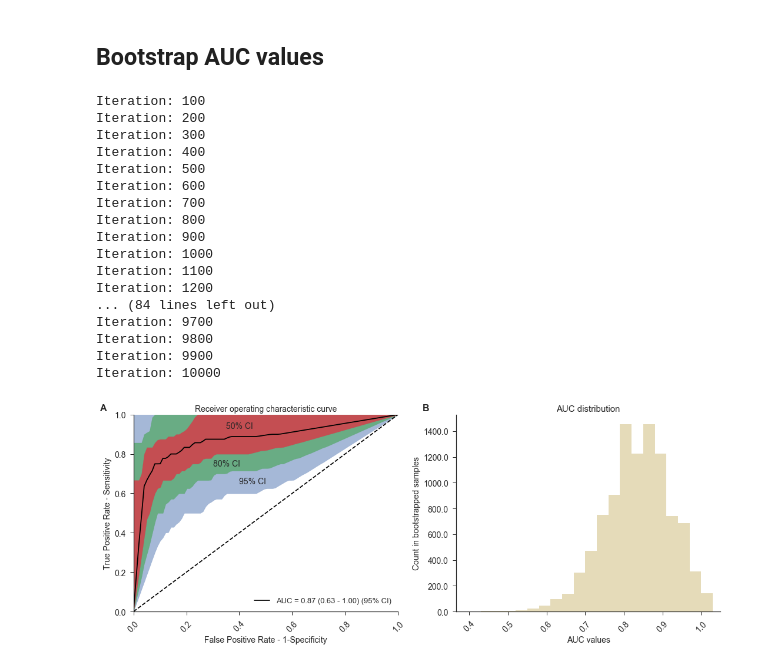
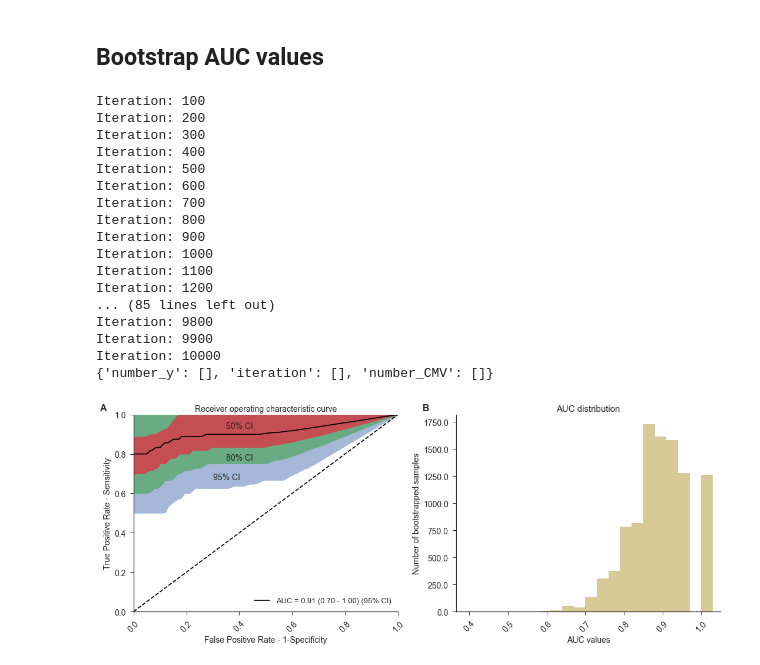
Before and after one commit to NDeNeuter/TCR_CMV_pred, a Jupyter notebook: code/Predict CMV from TCR repertoire.ipynb, the cells around one changed output. Saved outputs shown, nothing was run; the diff lists cells and outputs as text; code cells hidden in the pictures.

Commit message:
Fix a & b samples content + update figures

```diff
--- a/code/Predict CMV from TCR repertoire.ipynb
+++ b/code/Predict CMV from TCR repertoire.ipynb
@@ -125,7 +129,7 @@ reps = {}
 for file in data_files:
     file = file.replace('\\', '/')
     print('Reading in {}'.format(file))
-    tag = '_'.join(file.split('/')[-1].replace('.tsv', '').split('_')[:2])
+    tag = '_'.join(file.split('/')[-1].replace('.tsv', '').split('_')[:3])
     # only keep productive TCR sequences (= remove unexpressed, out-of-frame sequences)
     reps[tag] = TCRC.read_immuneaccess_data(file, version='v2').make_productive_repertoire()
 # %% [output]
@@ -161,3 +165,18 @@ for tcr_id in ids:
         print(tcr_id+': CMV data not present')
     else:
         common_ids.append(tcr_id)
+# %%
+new_reps = {}
+for name, rep in reps.items():
+    if name.endswith('a'):
+        rep_A = reps[name]
+        rep_B = reps[name.replace('a', 'b')]
+        rep = rep_A + rep_B
+        new_reps[name.replace('_a', '')] = rep
+        print(name, name.replace('a', 'b'), name.replace('_a', ''))
+    elif name.endswith('b'):
+        continue
+    else:
+        new_reps[name] = rep
+
+reps = new_reps
@@ -383,20 +405,23 @@ Calculate mean AUC/ROC (and confidence interval) for 1000 iterations with bootst
 # %%
 def bootstrap(test_sample, interval):
 
-    # make sure to always select at least one of each class
-    while len(set(test['CMV serostatus'])) < 2:
-        print(Counter(test_sample['CMV serostatus']), len(set(test_sample['CMV serostatus'])))
-        print(Counter(test['CMV serostatus']), len(set(test['CMV serostatus'])))
-        test_sample = test.sample(axis=0, n=len(test), replace=True)
-
     # get features (X) and label (y) from test data
     X_test = test_sample[['TCR_sum', 'uniques']]
-    y_test = round(test_sample['CMV IgG']/500)
+    y_test = [0 if x <= 10 else 1 for x in test_sample['CMV IgG'] ]
 
     # make prediction, calculate predictions' probability and calculate auc value
     y_test_predicted = rfc.predict(X_test)
     y_score = rfc.predict_proba(X_test)[:, 1]
-    auc = roc_auc_score(y_test, y_test_predicted)
+
+    try:
+        auc = roc_auc_score(y_test, y_test_predicted)
+    except ValueError:
+        print(test_sample)
+        print()
+        print(y_test)
+        print()
+        print(y_test_predicted)
+        sys.exit()
 
     # keep fpr and tpr for mean roc plot
     fpr, tpr, _ = roc_curve(y_test, y_score, pos_label=1)
@@ -408,10 +433,23 @@ iterations = 10000
 aucs = []
 tprs = []
 
+classes = {'iteration': [], 'number_y': [], 'number_CMV': []}
 for i in range(1, iterations+1):
 
     # select random samples with replacement
-    test_sample = test.sample(axis=0, n=len(test), replace=True)
+    test_sample = test.sample(axis=0, n=len(test), replace=True, random_state=i)
+
+    y_test = [0 if x <= 10 else 1 for x in test_sample['CMV IgG'] ]
+
+    if len(set(y_test)) != len(set(test_sample['CMV serostatus'])):
+        classes['iteration'].append(i)
+        classes['number_y'].append(len(set(y_test)))
+        classes['number_CMV'].append(len(set(test_sample['CMV serostatus'])))
+
+    if len(set(y_test)) == 1:
+        classes['iteration'].append(i)
+        classes['number_y'].append(len(set(y_test)))
+        classes['number_CMV'].append(len(set(test_sample['CMV serostatus'])))
 
     auc, interpol = bootstrap(test_sample, interval)
     aucs.append(auc)
@@ -419,6 +457,8 @@ for i in range(1, iterations+1):
 
     if i % 100 == 0:
         print('Iteration: {}'.format(i))
+
+print(classes)
 # %% [output]
 Iteration: 100
 Iteration: 200
@@ -432,11 +472,11 @@ Iteration: 900
 Iteration: 1000
 Iteration: 1100
 Iteration: 1200
-... (84 lines left out)
-Iteration: 9700
+... (85 lines left out)
 Iteration: 9800
 Iteration: 9900
 Iteration: 10000
+{'number_y': [], 'iteration': [], 'number_CMV': []}
 # %%
 def auc_series(serie):
 
@@ -460,11 +500,11 @@ auc_mean = np.mean(aucs)
 # CI column locations in df
 loc_ci_25 = ci_loc(.025)
 loc_ci_975 = ci_loc(.975)
-loc_ci_100 = ci_loc(.1)
-loc_ci_900 = ci_loc(.9)
-loc_ci_250 = ci_loc(.25)
-loc_ci_750 = ci_loc(.75)
-loc_ci_500 = ci_loc(.5)
+loc_ci_100 = ci_loc(.100)
+loc_ci_900 = ci_loc(.900)
+loc_ci_250 = ci_loc(.250)
+loc_ci_750 = ci_loc(.750)
+loc_ci_500 = ci_loc(.500)
 
 tpr_df = pd.DataFrame(tprs)
 tpr_df['auc'] = tpr_df.apply(auc_series, axis=1)
@@ -474,6 +514,8 @@ tpr_df.sort_values(by='auc', inplace=True)
 
 # sort each column separately
 tpr_df = tpr_df.apply(lambda x: np.sort(x.values))
+
+sklearn.metrics.auc(interval, tpr_df.iloc[loc_ci_975, :100])
 
 # plot out auc values
 fig, (ax1, ax2) = plt.subplots(1, 2, figsize=(15, 6))
@@ -488,13 +530,13 @@ ax1.fill_between(interval,
                  tpr_df.iloc[loc_ci_975, :100],
                  alpha=0.5,
                  color=sns.color_palette()[0])
-ax1.annotate('95% CI', xy=(.4, .65), fontsize=14)
+ax1.annotate('95% CI', xy=(.3, .67), fontsize=14)
 ax1.fill_between(interval,
                  tpr_df.iloc[loc_ci_100, :100],
                  tpr_df.iloc[loc_ci_900, :100],
                  alpha=0.75,
                  color=sns.color_palette()[1])
-ax1.annotate('80% CI', xy=(.3, .74), fontsize=14)
+ax1.annotate('80% CI', xy=(.35, .77), fontsize=14)
 ax1.fill_between(interval,
                  tpr_df.iloc[loc_ci_250, :100],
                  tpr_df.iloc[loc_ci_750, :100],
@@ -518,33 +560,33 @@ ax1.set_xlabel('False Positive Rate - 1-Specificity', size=14)
 ax1.set_xticklabels(labels=ax1.get_xticks(), rotation=45, size=14)
 ax1.set_ylabel('True Positive Rate - Sensitivity', size=14)
 ax1.set_yticklabels(labels=ax1.get_yticks(), rotation='horizontal', size=14)
 ax1.legend(loc="lower right", fontsize=13)
 ax1.spines['right'].set_visible(False)
 ax1.spines['top'].set_visible(False)
 
 bins= [x/100 for x in range(40, 110, 3)]
-sns.distplot(aucs, kde=False, ax=ax2, bins=bins, color=sns.color_palette()[4], hist_kws={"alpha": .5})
+sns.distplot(aucs, kde=False, ax=ax2, bins=bins, color=sns.color_palette()[4], hist_kws={"alpha": .75})
 ax2.annotate('B',
             xy=(-0.1, 1.1),
             xycoords='axes fraction',
             textcoords='offset points',
             fontsize=16,
             xytext=(0, -15),
             weight='bold',
             ha='right',
             va='top')
 ax2.set_title('AUC distribution', size=15)
 ax2.set_xlabel('AUC values', size=14)
 ax2.set_xticklabels(labels=ax2.get_xticks(), rotation=45, size=14)
 ax2.set_xlim(xmax=1.05)
-ax2.set_ylabel('Count in bootstrapped samples', size=14)
+ax2.set_ylabel('Number of bootstrapped samples', size=14)
 ax2.set_yticklabels(labels=ax2.get_yticks(), rotation='horizontal', size=14)
 ax2.spines['right'].set_visible(False)
 ax2.spines['top'].set_visible(False)
 
 plt.tight_layout()
 
 plt.savefig('../figures/median_roc_curve.png', dpi=600)
 plt.show()
 # %% [output]
-[figure, old version]
+[figure, new version]
```
Also changed, not shown: parts of 8 cells of this notebook, 8 other files.
